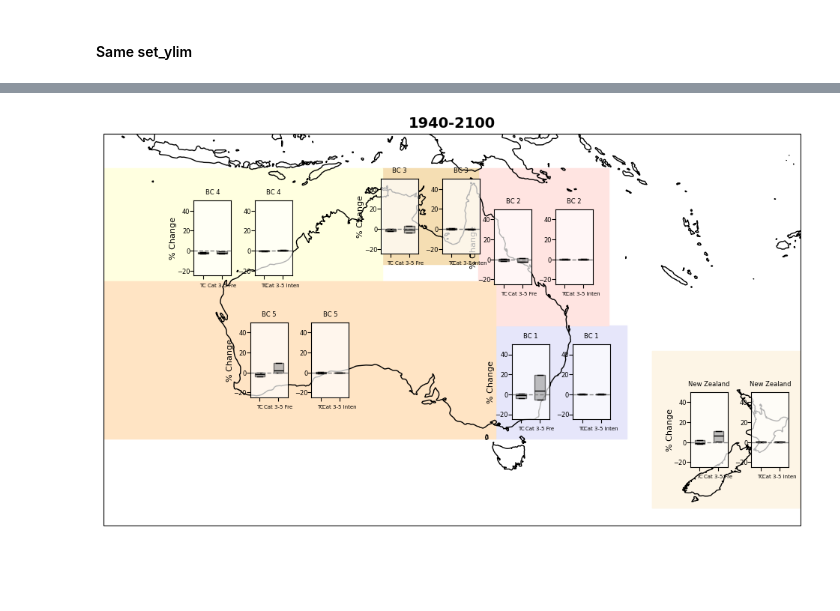
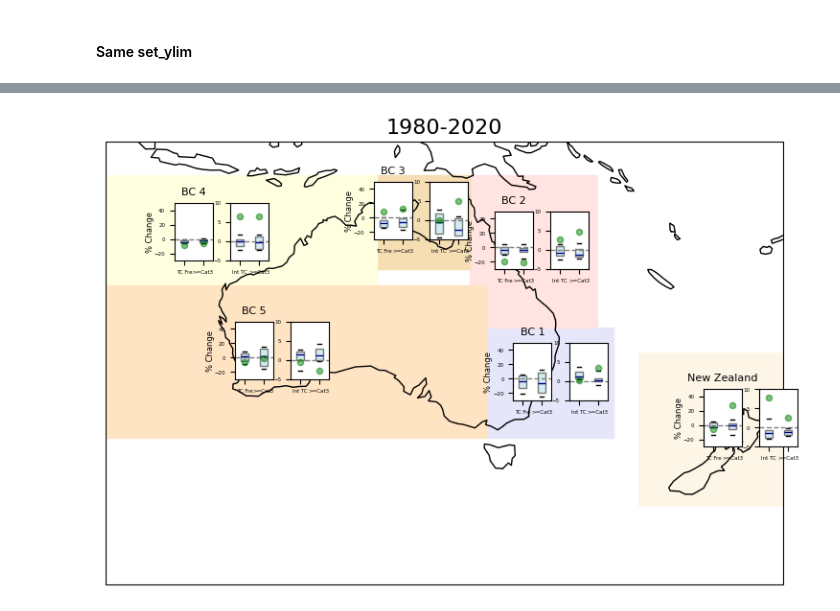
Before and after one commit to ming80302/TC, a Jupyter notebook: test_2p.ipynb, the cells around one changed output, grey strips where cells are left out. Saved outputs shown, nothing was run; the diff lists cells and outputs as text; code cells hidden in the pictures; blank space fills up the shorter version.

```diff
--- a/test_2p.ipynb
+++ b/test_2p.ipynb
@@ -614,4 +616,0 @@ call_box_custom_inset_2p(slope_4d_2020_2100, is_commonY = True, title_s = '2020-
-# %%
-call_box_custom_inset_2p(slope_4d_1940_2100, is_commonY = True, title_s = '1940-2100')
-# %% [output]
-[figure, removed]
@@ -617,0 +725,4 @@ call_box_custom_inset_2p(slope_4d_1940_2100, is_commonY = True, title_s = '1940-
+# %%
+call_box_custom_inset_2p_new(slope_4d_1980_2020, is_commonY = True, title_s='1980-2020', is_ib=slope_ib)
+# %% [output]
+[figure, added]
```
Also changed, not shown: parts of 17 cells of this notebook.
